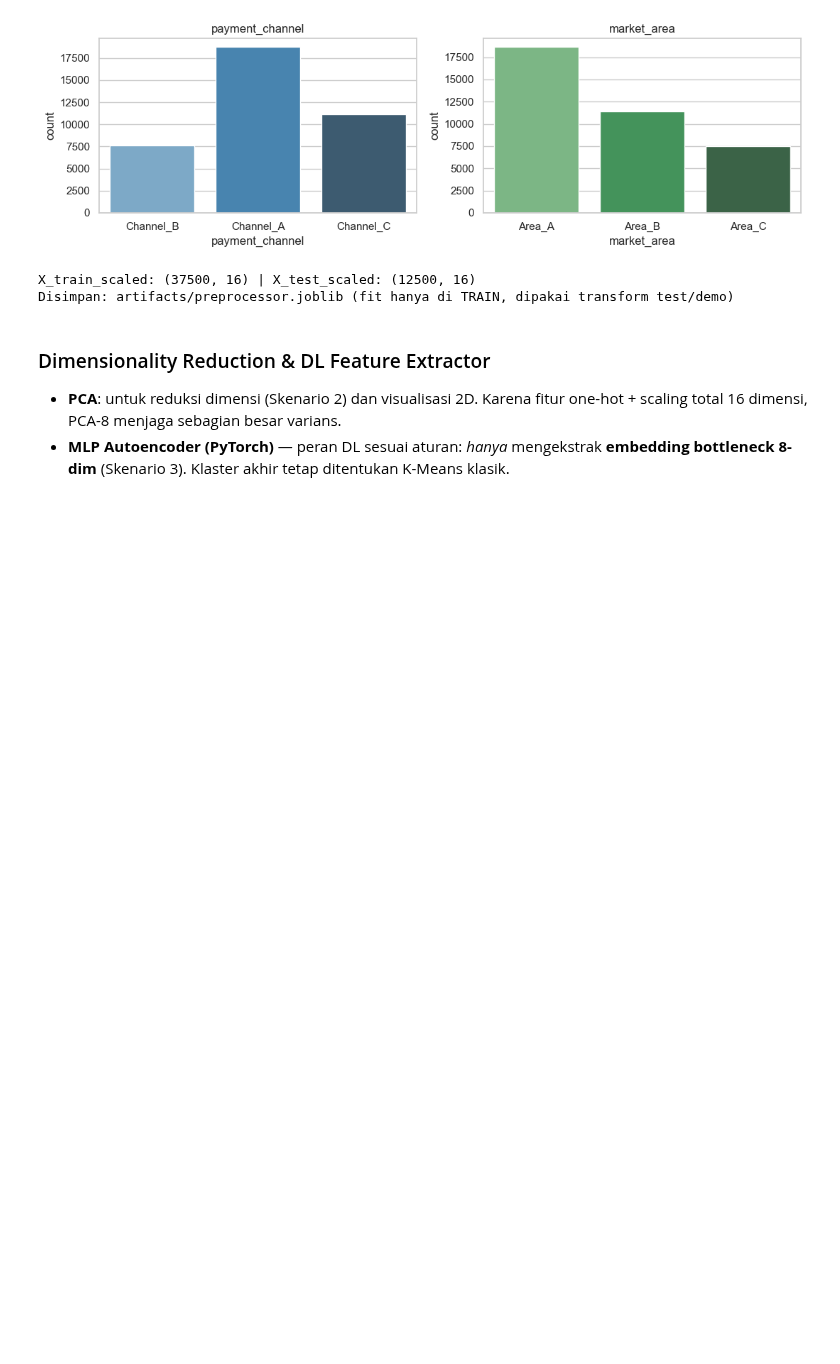
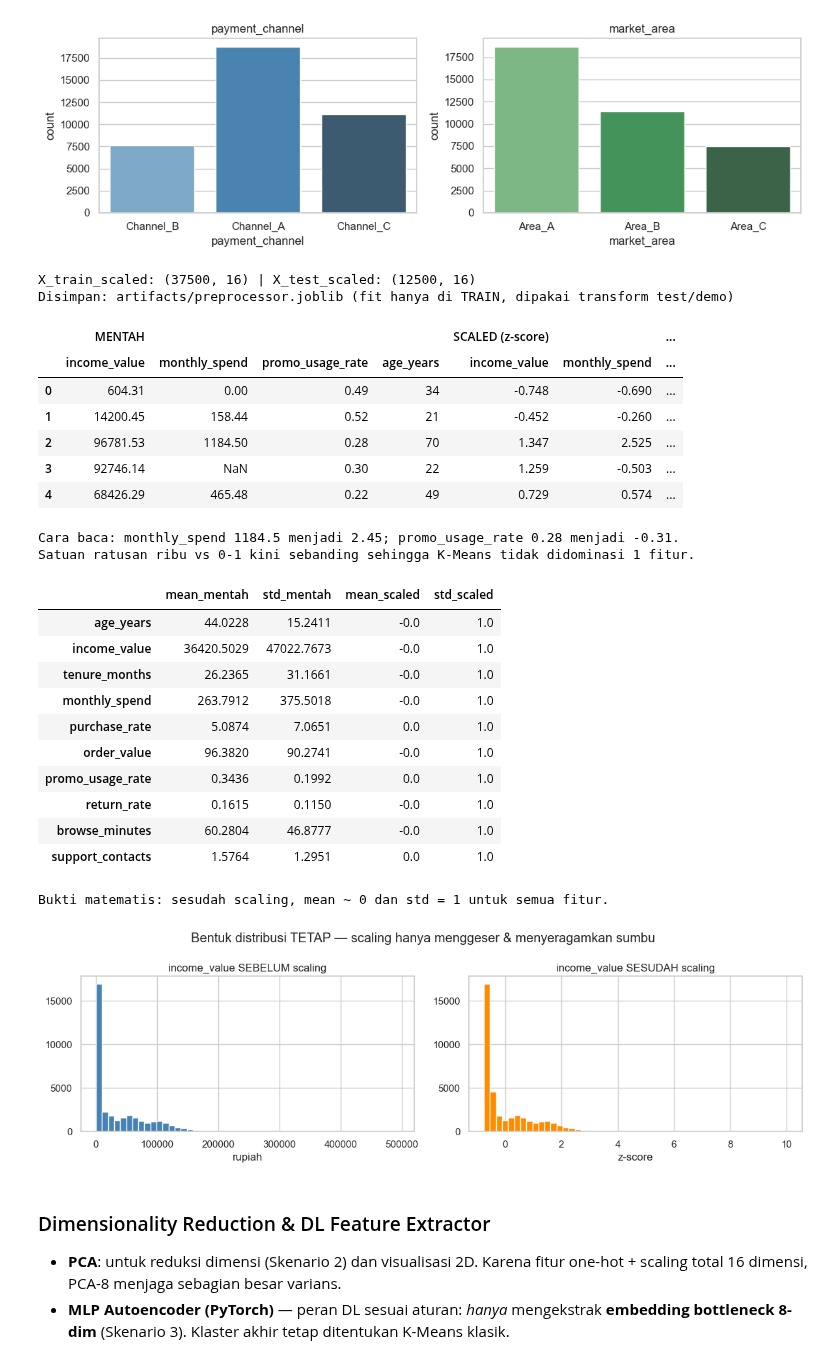
Before and after one commit to fardanhafidz/customer-segmentation-lbe-kcv, a Jupyter notebook: customer_segmentation_unsupervised.ipynb, the cells around one changed output. Cells and saved outputs as stored; diff of their text form; code cells hidden in the pictures; blank space fills up the shorter version.

Commit message:
feat: add before-after scaling cell; fix silhouette OOM via smaller working_memory

```diff
--- a/customer_segmentation_unsupervised.ipynb
+++ b/customer_segmentation_unsupervised.ipynb
@@ -328,6 +330,51 @@ print("Disimpan: artifacts/preprocessor.joblib (fit hanya di TRAIN, dipakai tran
 # %% [output]
 X_train_scaled: (37500, 16) | X_test_scaled: (12500, 16)
 Disimpan: artifacts/preprocessor.joblib (fit hanya di TRAIN, dipakai transform test/demo)
+# %%
+# BEFORE-AFTER SCALING: 5 baris yang sama (mentah vs scaled) + bukti statistik + histogram
+SHOW = ["income_value", "monthly_spend", "promo_usage_rate", "age_years"]  # 2 skala besar + 2 skala kecil
+scaled_num = pd.DataFrame(X_train_scaled[:, :len(NUM)], columns=NUM)
+raw5 = train[SHOW].head(5)
+scl5 = scaled_num[SHOW].head(5).round(3)
+display(pd.concat({"MENTAH": raw5, "SCALED (z-score)": scl5}, axis=1))
+print("Cara baca: monthly_spend 1184.5 menjadi 2.45; promo_usage_rate 0.28 menjadi -0.31.")
+print("Satuan ratusan ribu vs 0-1 kini sebanding sehingga K-Means tidak didominasi 1 fitur.")
+
+cmp = pd.DataFrame({"mean_mentah": train[NUM].mean(), "std_mentah": train[NUM].std(),
+                    "mean_scaled": scaled_num.mean(), "std_scaled": scaled_num.std()}).round(4)
+display(cmp)
+print("Bukti matematis: sesudah scaling, mean ~ 0 dan std = 1 untuk semua fitur.")
+
+fig, axes = plt.subplots(1, 2, figsize=(12, 3.8))
+train["income_value"].hist(bins=50, ax=axes[0], color="steelblue")
+axes[0].set_title("income_value SEBELUM scaling"); axes[0].set_xlabel("rupiah")
+axes[1].hist(scaled_num["income_value"], bins=50, color="darkorange")
+axes[1].set_title("income_value SESUDAH scaling"); axes[1].set_xlabel("z-score")
+plt.suptitle("Bentuk distribusi TETAP — scaling hanya menggeser & menyeragamkan sumbu")
+plt.tight_layout(); plt.show()
+# %% [output]
+|  | MENTAH |  |  |  | SCALED (z-score) |  | ... |
+|  | income_value | monthly_spend | promo_usage_rate | age_years | income_value | monthly_spend | ... |
+| 0 | 604.31 | 0.00 | 0.49 | 34 | -0.748 | -0.690 | ... |
+| 1 | 14200.45 | 158.44 | 0.52 | 21 | -0.452 | -0.260 | ... |
+| 2 | 96781.53 | 1184.50 | 0.28 | 70 | 1.347 | 2.525 | ... |
+| 3 | 92746.14 | NaN | 0.30 | 22 | 1.259 | -0.503 | ... |
+| 4 | 68426.29 | 465.48 | 0.22 | 49 | 0.729 | 0.574 | ... |
+Cara baca: monthly_spend 1184.5 menjadi 2.45; promo_usage_rate 0.28 menjadi -0.31.
+Satuan ratusan ribu vs 0-1 kini sebanding sehingga K-Means tidak didominasi 1 fitur.
+|  | mean_mentah | std_mentah | mean_scaled | std_scaled |
+| age_years | 44.0228 | 15.2411 | -0.0 | 1.0 |
+| income_value | 36420.5029 | 47022.7673 | -0.0 | 1.0 |
+| tenure_months | 26.2365 | 31.1661 | -0.0 | 1.0 |
+| monthly_spend | 263.7912 | 375.5018 | -0.0 | 1.0 |
+| purchase_rate | 5.0874 | 7.0651 | 0.0 | 1.0 |
+| order_value | 96.3820 | 90.2741 | -0.0 | 1.0 |
+| promo_usage_rate | 0.3436 | 0.1992 | 0.0 | 1.0 |
+| return_rate | 0.1615 | 0.1150 | -0.0 | 1.0 |
+| browse_minutes | 60.2804 | 46.8777 | -0.0 | 1.0 |
+| support_contacts | 1.5764 | 1.2951 | 0.0 | 1.0 |
+Bukti matematis: sesudah scaling, mean ~ 0 dan std = 1 untuk semua fitur.
+[figure, added]
 # %% [markdown]
 ### Dimensionality Reduction & DL Feature Extractor
 - **PCA**: untuk reduksi dimensi (Skenario 2) dan visualisasi 2D. Karena fitur one-hot + scaling total 16 dimensi, PCA-8 menjaga sebagian besar varians.
```
Also changed, not shown: parts of 1 cell of this notebook, 3 other files.
